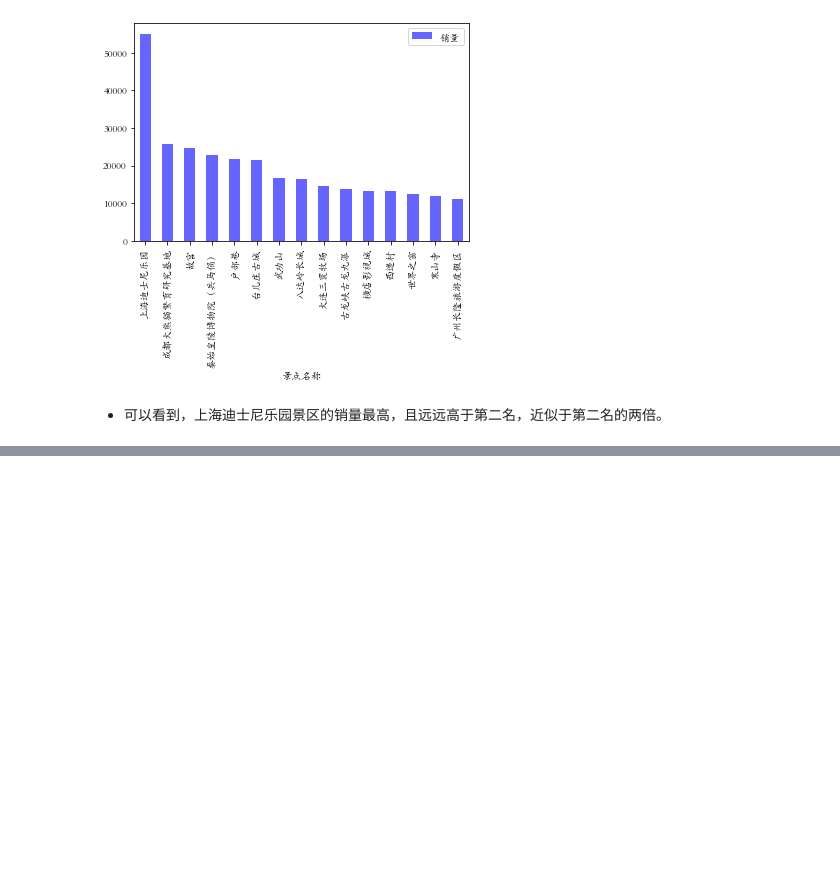
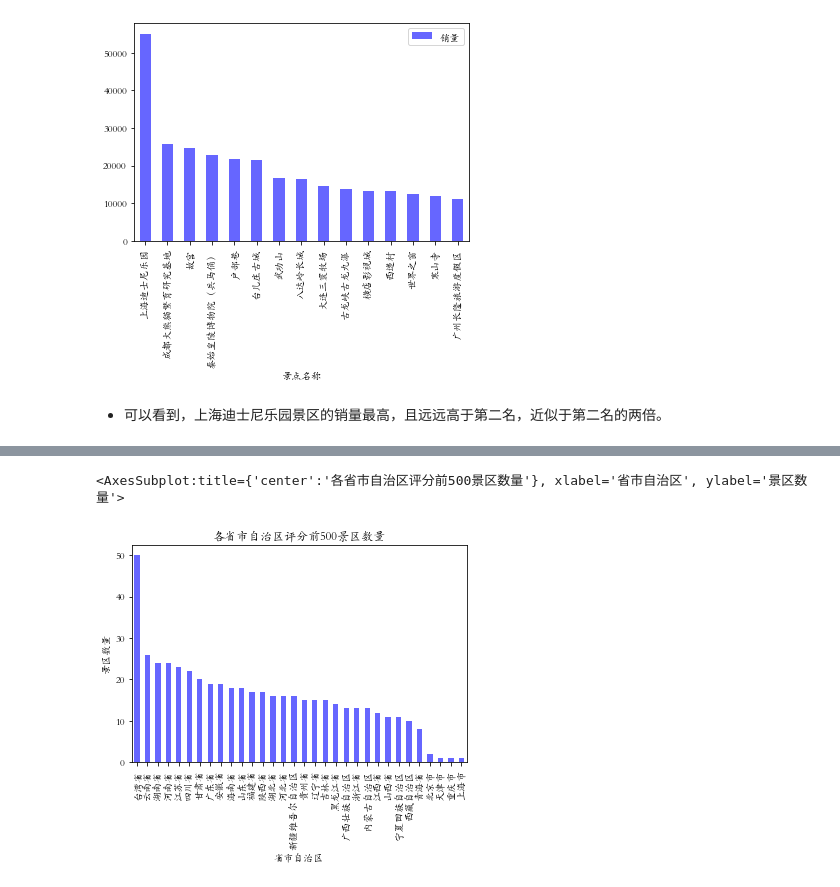
Before and after one commit to Jumpingk/data_analysis_study_notebook, a Jupyter notebook: 去哪儿网旅游景点分析.ipynb, the cells around one changed output, grey strips where cells are left out. Saved outputs shown, nothing was run; the diff lists cells and outputs as text; code cells hidden in the pictures; blank space fills up the shorter version.

```diff
--- a/去哪儿网旅游景点分析.ipynb
+++ b/去哪儿网旅游景点分析.ipynb
@@ -92,0 +115,7 @@ data.sort_values(by='销量', ascending=False).head(15).plot(x='景点名称', y
+# %%
+data_score_100 = data.sort_values(by='评分', ascending=False).head(500)
+# %%
+data_score_100.groupby(by='省市自治区')['序号'].count().sort_values(ascending=False).plot(kind='bar', color='blue', alpha=0.6, title='各省市自治区评分前500景区数量', ylabel='景区数量')
+# %% [output]
+<AxesSubplot:title={'center':'各省市自治区评分前500景区数量'}, xlabel='省市自治区', ylabel='景区数量'>
+[figure, added]
```
Also changed, not shown: parts of 22 cells of this notebook.
